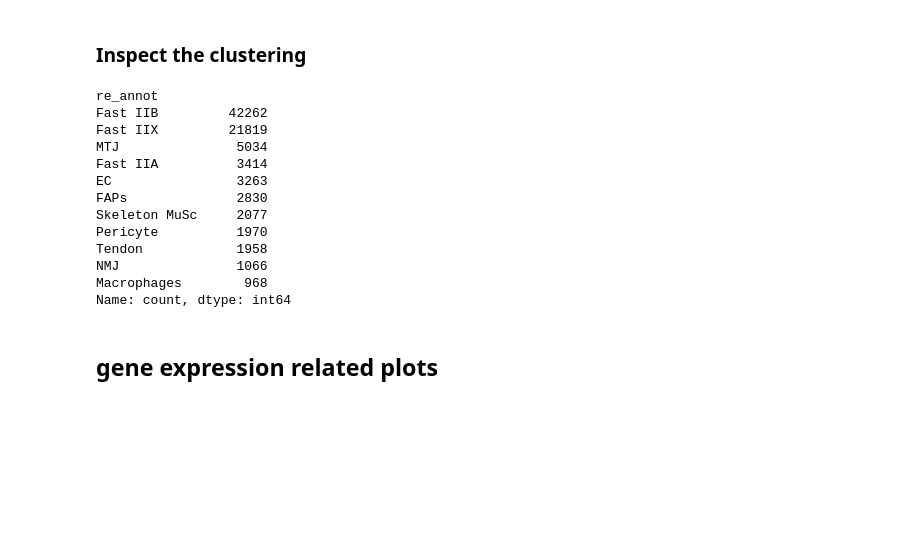
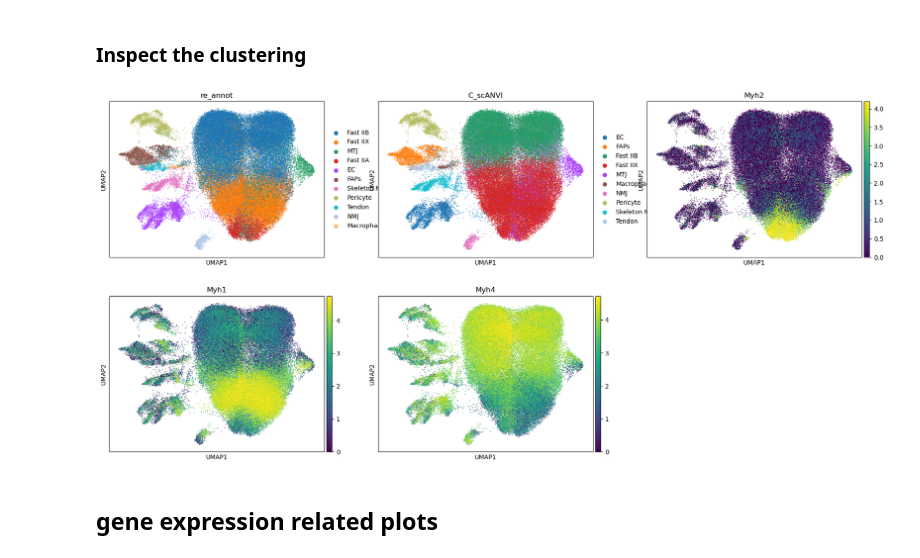
Before and after one commit to sachha-naksha/TA_muscle_ageing, a Jupyter notebook: py_scripts/2_single_nuc_inspection/re_cluster.ipynb, the cells around one changed output. Drawn from its saved outputs; the diff is of its cells as text; code cells hidden in the pictures; blank space fills up the shorter version.

```diff
--- a/py_scripts/2_single_nuc_inspection/re_cluster.ipynb
+++ b/py_scripts/2_single_nuc_inspection/re_cluster.ipynb
@@ -83,11 +83,12 @@ non-zero sample: [1.20294712 1.20294712 1.73339425 1.73339425 2.70668238 1.20294
 min / max / mean: 1.0257651570429829 7.200938873661968 1.6548693688666176
 raw.X looks like log-normalized
 # %%
+import pandas as pd
+
 # Pool of cells eligible for fiber-type reassignment
-fast_pool = adata.obs["C_scANVI"].isin(["Fast IIX", "Fast IIB"])
-# (add "Fast IIA" too if you have a native cluster — your crosstab doesn't show one)
+fast_pool = adata.obs["C_scANVI"].isin(["Fast IIX", "Fast IIB", "MTJ"])
 
-# Recompute dominant myosin only inside that pool
+# Myosin expression from the full-gene object
 expr = sc.get.obs_df(adata_full, ["Myh2", "Myh1", "Myh4", "Myh7"])
 expr.index = adata.obs_names
 
@@ -95,13 +96,20 @@ detected = (expr.max(axis=1) > 0.5) & fast_pool
 winner = expr.idxmax(axis=1)
 label_map = {"Myh2": "IIA", "Myh1": "IIX", "Myh4": "IIB", "Myh7": "I"}
 
-# Start from the original annotation, overwrite only the eligible cells
-fiber_call = adata.obs["C_scANVI"].astype(str).copy()
-fiber_call.loc[detected] = winner[detected].map(label_map).map(
+# Start from the original annotation
+re_annot = adata.obs["C_scANVI"].astype(str).copy()
+
+# Fast IIX / Fast IIB cells: flatten to their dominant-myosin fiber type
+fast_only = detected & adata.obs["C_scANVI"].isin(["Fast IIX", "Fast IIB"])
+re_annot.loc[fast_only] = winner[fast_only].map(label_map).map(
     {"IIA": "Fast IIA", "IIX": "Fast IIX", "IIB": "Fast IIB", "I": "Fast I"}
 ).values
 
-adata.obs["fiber_call"] = pd.Categorical(fiber_call)
+# MTJ cells: keep MTJ identity, append fiber-type subtype
+mtj_call = detected & (adata.obs["C_scANVI"] == "MTJ")
+re_annot.loc[mtj_call] = ("MTJ-" + winner[mtj_call].map(label_map)).values
 
-print(pd.crosstab(adata.obs["C_scANVI"], adata.obs["fiber_call"]))
+adata.obs["re_annot"] = pd.Categorical(re_annot)
+print(adata.obs["re_annot"].value_counts())
+print(pd.crosstab(adata.obs["C_scANVI"], adata.obs["re_annot"]))
 # %% [output]
@@ -129,38 +204,22 @@ sc.pl.umap(adata, color=["C_scANVI", "fiber_call", 'Myh4', 'Myh1', 'Myh2'], ncol
 # %% [markdown]
 ### Inspect the clustering
 # %%
-# 1. Rename and drop Fast I (only ~19 cells, likely noise in mouse TA)
-adata.obs = adata.obs.rename(columns={"fiber_call": "re_annot"})
+# Drop Fast I but keep the ORIGINAL UMAP coords (don't recompute).
 keep = adata.obs["re_annot"] != "Fast I"
 adata_re = adata[keep].copy()
+adata_re.obs["re_annot"] = adata_re.obs["re_annot"].cat.remove_unused_categories()
 
-# remove the unused category so it doesn't show up in legends
-adata_re.obs["re_annot"] = adata_re.obs["re_annot"].cat.remove_unused_categories()
-print(adata_re.obs["re_annot"].value_counts())
+# Order categories so rare types plot last (on top)
+counts = adata_re.obs["re_annot"].value_counts().sort_values(ascending=False)
+adata_re.obs["re_annot"] = adata_re.obs["re_annot"].cat.reorder_categories(counts.index.tolist())
-# %% [output]
-re_annot
-Fast IIB         42262
-Fast IIX         21819
-MTJ               5034
-Fast IIA          3414
-EC                3263
-FAPs              2830
-Skeleton MuSc     2077
-Pericyte          1970
-Tendon            1958
-NMJ               1066
-Macrophages        968
-Name: count, dtype: int64
 # %%
-sc.pp.neighbors(adata_re, use_rep="X_pca", n_neighbors=30)
-sc.tl.umap(adata_re, min_dist=0.3, spread=1.0)
-sc.tl.leiden(adata_re, resolution=0.6, key_added="leiden_re")
-
 sc.pl.umap(
     adata_re,
-    color=["re_annot", "C_scANVI", "leiden_re", "Myh2", "Myh1", "Myh4"],
-    ncols=3, vmax="p99",
+    color=["re_annot", "C_scANVI", "Myh2", "Myh1", "Myh4"],
+    ncols=3, vmax="p99", size=6,
 )
+# %% [output]
+[figure, added]
 # %%
 adata_sex = adata[adata.obs['sex'] == 'F']
 # %%
```
Also changed, not shown: parts of 4 cells of this notebook.
